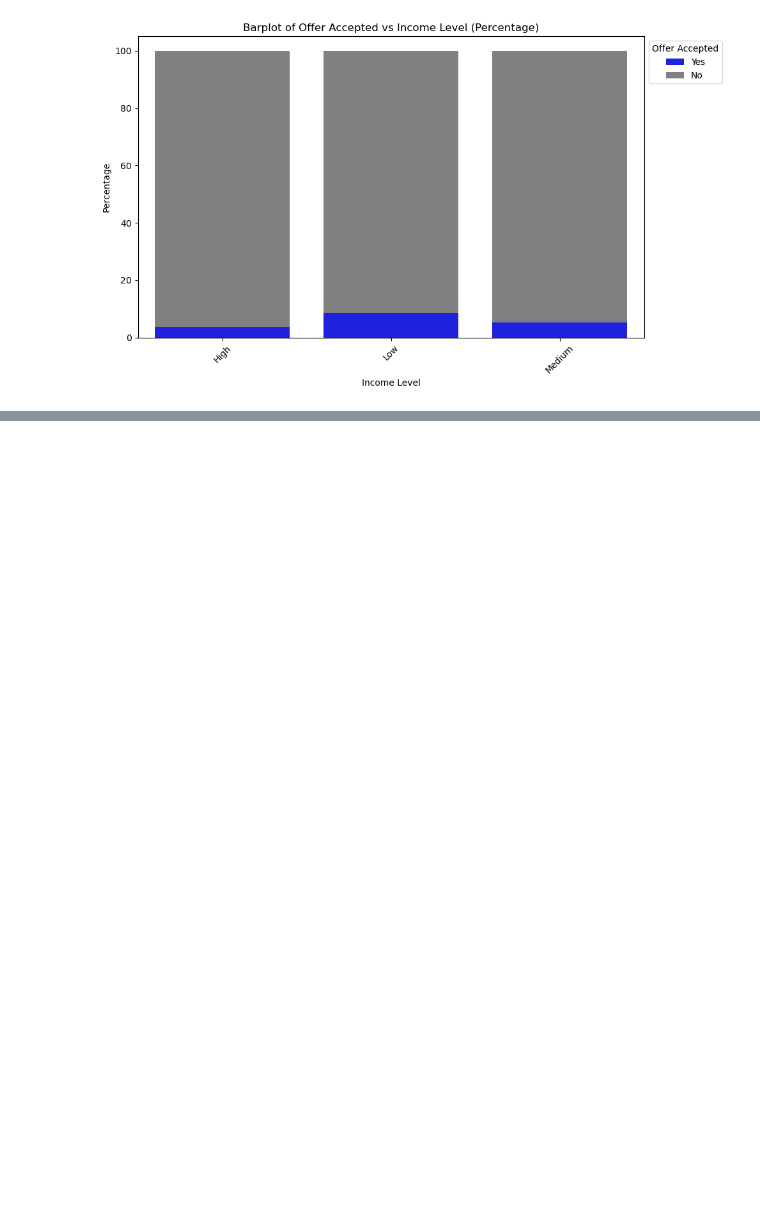
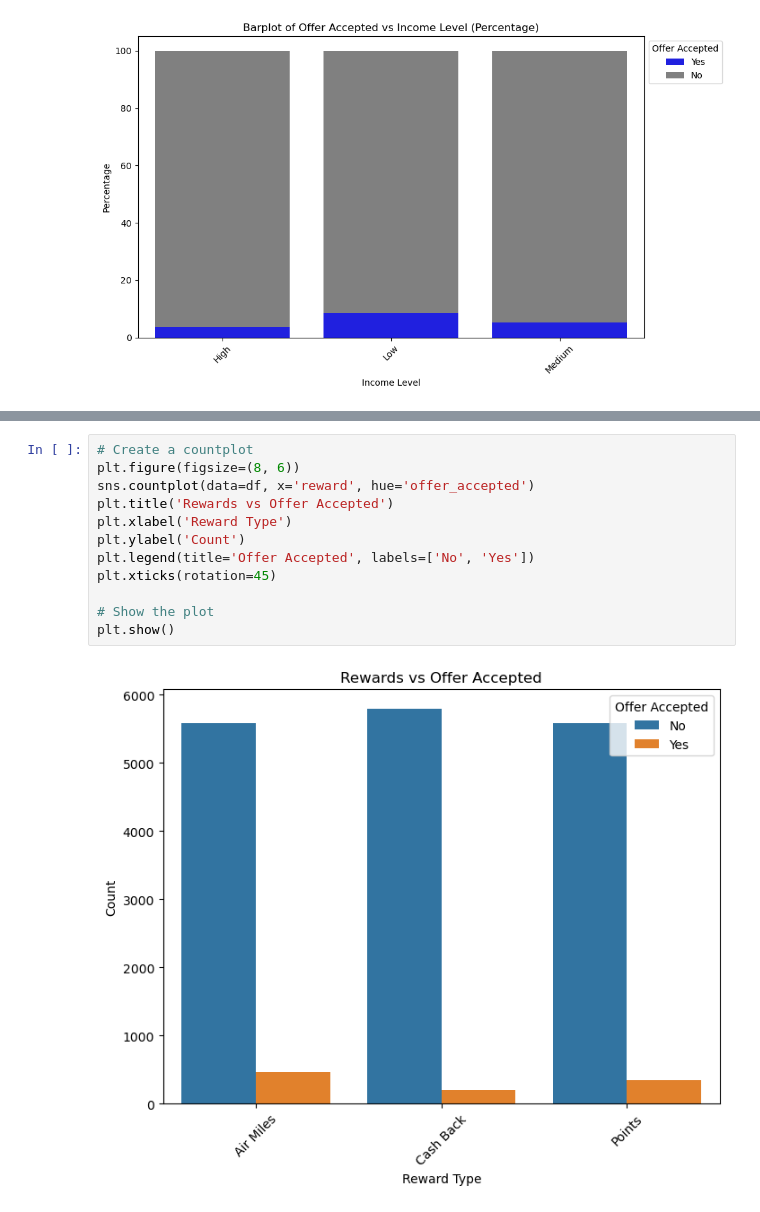
Before and after one commit to IllyaUA/ProjectMid, a Jupyter notebook: ProjectMid.ipynb, the cells around one changed output, grey strips where cells are left out. Saved outputs shown, nothing was run; the diff lists cells and outputs as text; blank space fills up the shorter version.

```diff
--- a/ProjectMid.ipynb
+++ b/ProjectMid.ipynb
@@ -666,0 +701,14 @@ plt.show()
+# %%
+# Create a countplot
+plt.figure(figsize=(8, 6))
+sns.countplot(data=df, x='reward', hue='offer_accepted')
+plt.title('Rewards vs Offer Accepted')
+plt.xlabel('Reward Type')
+plt.ylabel('Count')
+plt.legend(title='Offer Accepted', labels=['No', 'Yes'])
+plt.xticks(rotation=45)
+
+# Show the plot
+plt.show()
+# %% [output]
+[figure, added]
```
Also changed, not shown: parts of 4 cells of this notebook, 1 other file.
